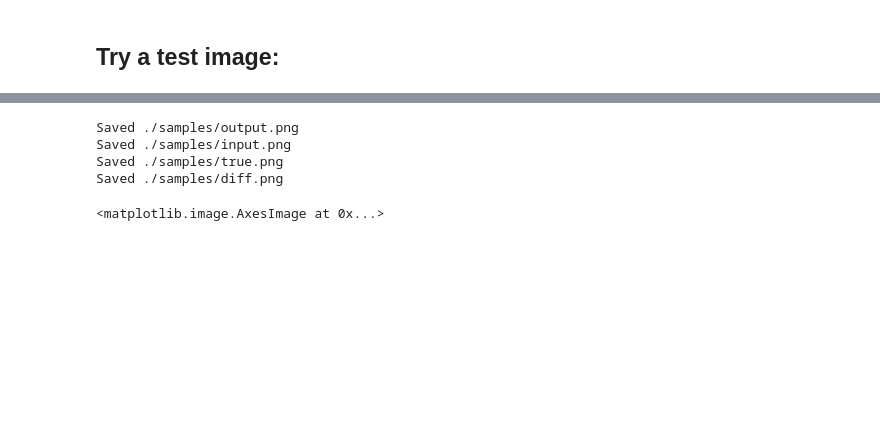
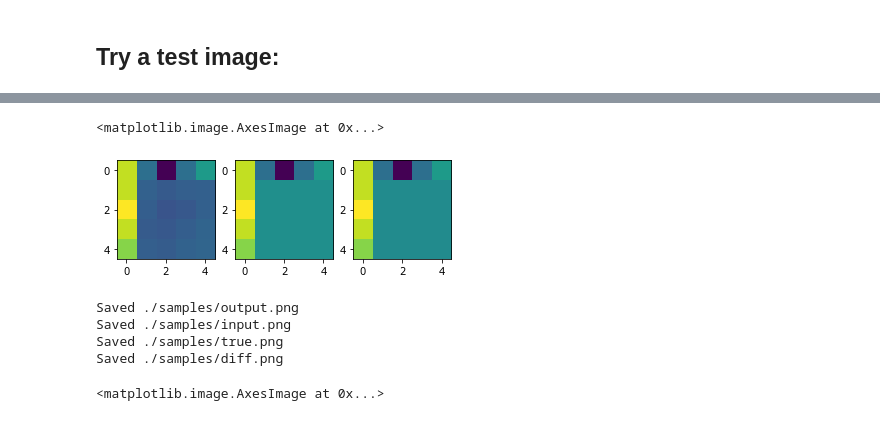
Before and after one commit to MJordahn/AIA_Spring_2020, a Jupyter notebook: Miniproject/superResGAN.ipynb, the cells around one changed output, grey strips where cells are left out. Drawn from its saved outputs; the diff is of its cells as text; code cells hidden in the pictures; blank space fills up the shorter version.

```diff
--- a/Miniproject/superResGAN.ipynb
+++ b/Miniproject/superResGAN.ipynb
@@ -555,3 +592,15 @@ ax[1,3].imshow(test_out[0,0,:50,:50]-train_pic.data.cpu().numpy()[0,0,:50,:50])
+# %%
+fig1, ax1 = plt.subplots(1,3)
+ax1[0].imshow(test_out[0,0,100:105,100:105])
+
+ax1[1].imshow((train_pic-torch.matmul(t, torch.matmul(train_pic, t))).data.cpu().numpy()[0,0,100:105,100:105])
+
+im = train_pic.data.cpu().numpy()[0,0,100:105,100:105]
+im[1:5,1:5]=np.mean(im[1:5,1:5])
+ax1[2].imshow(im)
+# %% [output]
+<matplotlib.image.AxesImage at 0x...>
+[figure, added]
 # %%
 # Write samples
 path = os.path.join("./samples/output.png")
```
Also changed, not shown: parts of 33 cells of this notebook.
